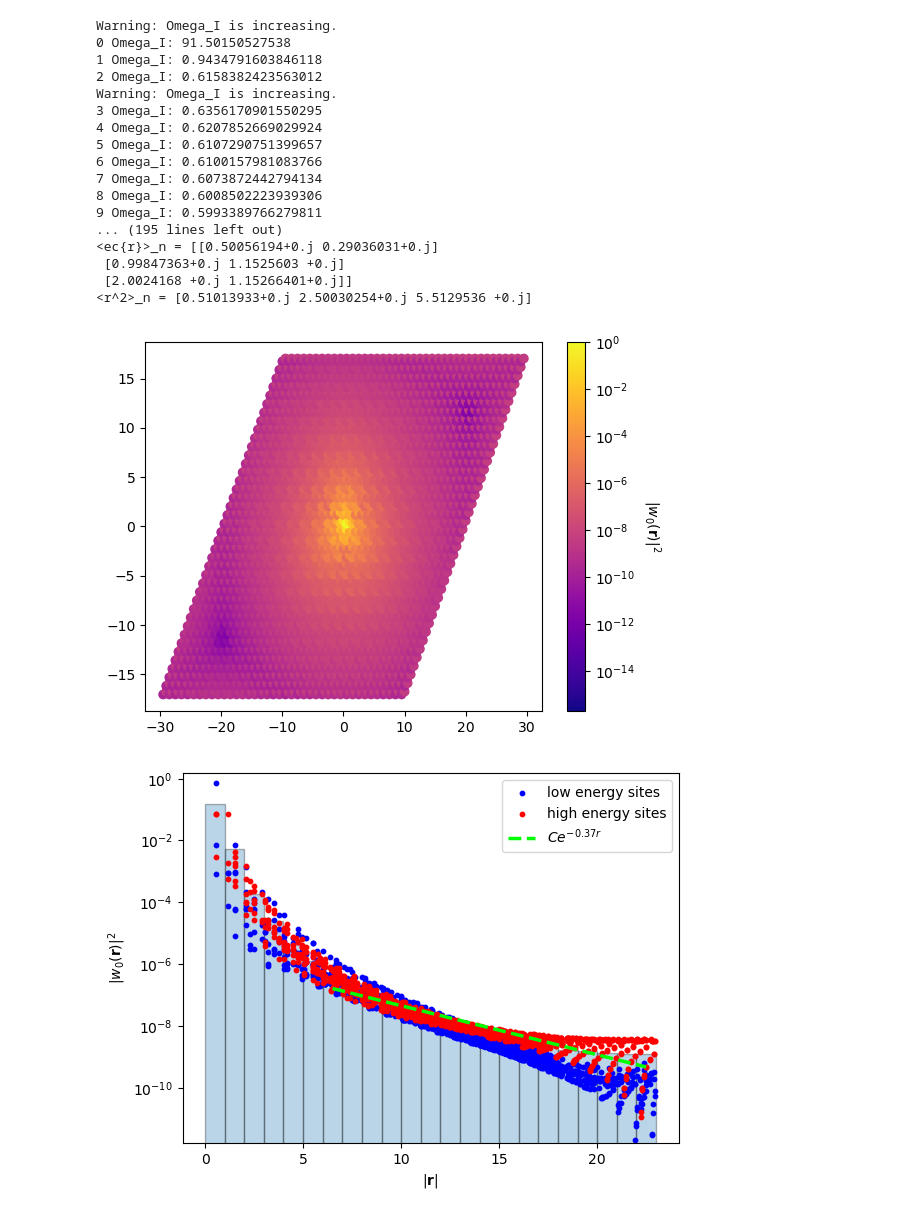
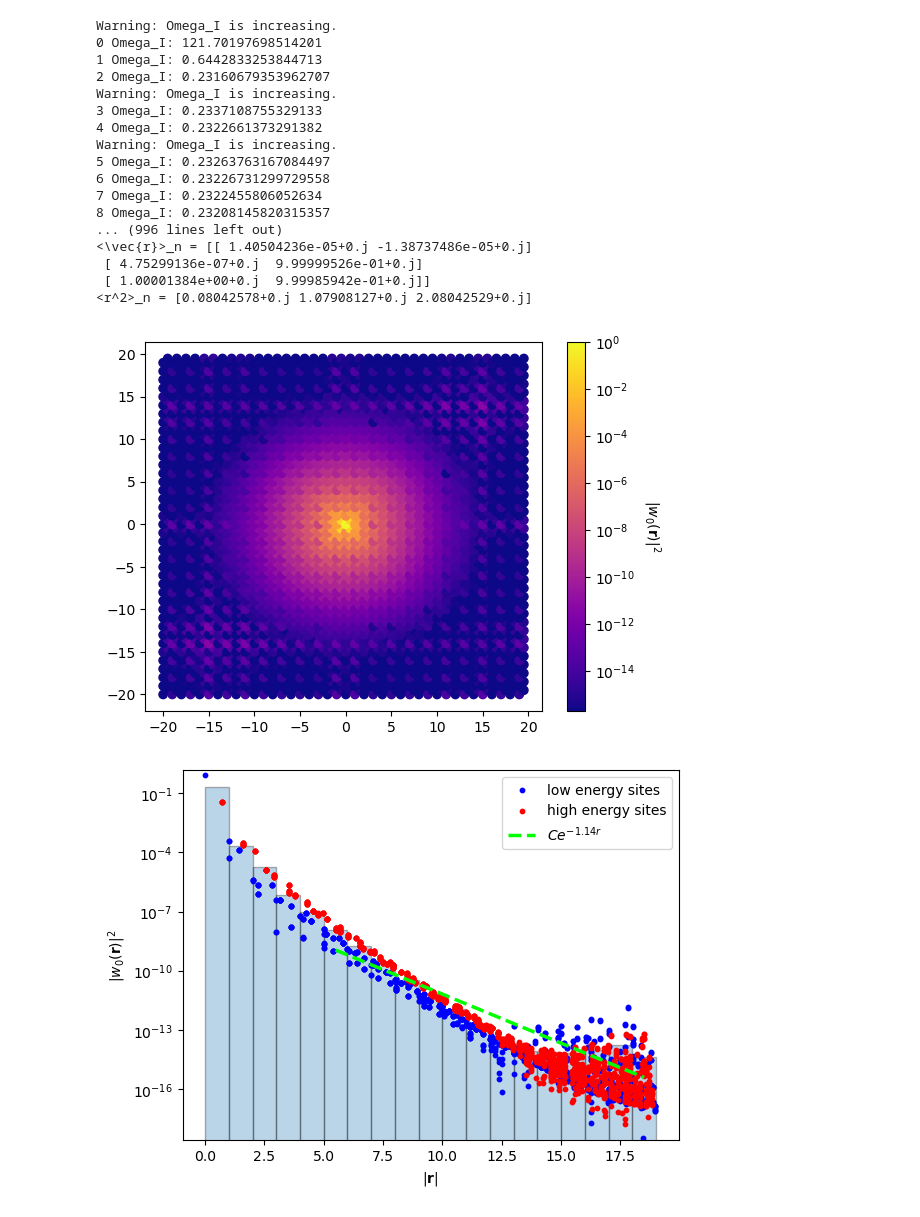
Before and after one commit to treycole/WanPy, a Jupyter notebook: examples/Checkerboard.ipynb, the cells around one changed output. Cells and saved outputs as stored; diff of their text form; code cells hidden in the pictures.

```diff
--- a/examples/Checkerboard.ipynb
+++ b/examples/Checkerboard.ipynb
@@ -105,32 +106,32 @@ plot.plot_Wan(w0, idx, orbs, lat_vecs, title=title, plot_phase=True, plot_decay=
 # %%
 # outer window of entangled bands is full occupied manifold
 outer_states = u_wfs_Wan._wfs[..., :n_occ, :]
 W0_max_loc, Wf_cntrs = max_loc_Wan(lat_vecs, orbs, u_wfs_Wan, tf_list, outer_states,
-        iter_num_omega_i=100, iter_num_omega_til=100,
+        iter_num_omega_i=500, iter_num_omega_til=500,
         state_idx=None, verbose=True, return_uwfs=False, return_wf_centers=True, eps=2e-3
         )
 
 Wan_idx = 0
 plot.plot_Wan(W0_max_loc, Wan_idx, orbs, lat_vecs, plot_decay=True, show=True)
 # %% [output]
 Warning: Omega_I is increasing.
-0 Omega_I: 91.50150527538
-1 Omega_I: 0.9434791603846118
-2 Omega_I: 0.6158382423563012
+0 Omega_I: 121.70197698514201
+1 Omega_I: 0.6442833253844713
+2 Omega_I: 0.23160679353962707
 Warning: Omega_I is increasing.
-3 Omega_I: 0.6356170901550295
-4 Omega_I: 0.6207852669029924
-5 Omega_I: 0.6107290751399657
-6 Omega_I: 0.6100157981083766
-7 Omega_I: 0.6073872442794134
-8 Omega_I: 0.6008502223939306
-9 Omega_I: 0.5993389766279811
-... (195 lines left out)
-<ec{r}>_n = [[0.50056194+0.j 0.29036031+0.j]
- [0.99847363+0.j 1.1525603 +0.j]
- [2.0024168 +0.j 1.15266401+0.j]]
-<r^2>_n = [0.51013933+0.j 2.50030254+0.j 5.5129536 +0.j]
+3 Omega_I: 0.2337108755329133
+4 Omega_I: 0.2322661373291382
+Warning: Omega_I is increasing.
+5 Omega_I: 0.23263763167084497
+6 Omega_I: 0.23226731299729558
+7 Omega_I: 0.2322455806052634
+8 Omega_I: 0.23208145820315357
+... (996 lines left out)
+<\vec{r}>_n = [[ 1.40504236e-05+0.j -1.38737486e-05+0.j]
+ [ 4.75299136e-07+0.j  9.99999526e-01+0.j]
+ [ 1.00001384e+00+0.j  9.99985942e-01+0.j]]
+<r^2>_n = [0.08042578+0.j 1.07908127+0.j 2.08042529+0.j]
-[figure, old version]
+[figure, new version]
-[figure, old version]
+[figure, new version]
 ([<Figure size 640x480 with 2 Axes>, <Figure size 640x480 with 1 Axes>],
  [<Axes: >, <Axes: xlabel='$|\\mathbf{r}|$', ylabel='$|w_0(\\mathbf{r})|^2$'>])
```
Also changed, not shown: parts of 6 cells of this notebook, 6 other files.
